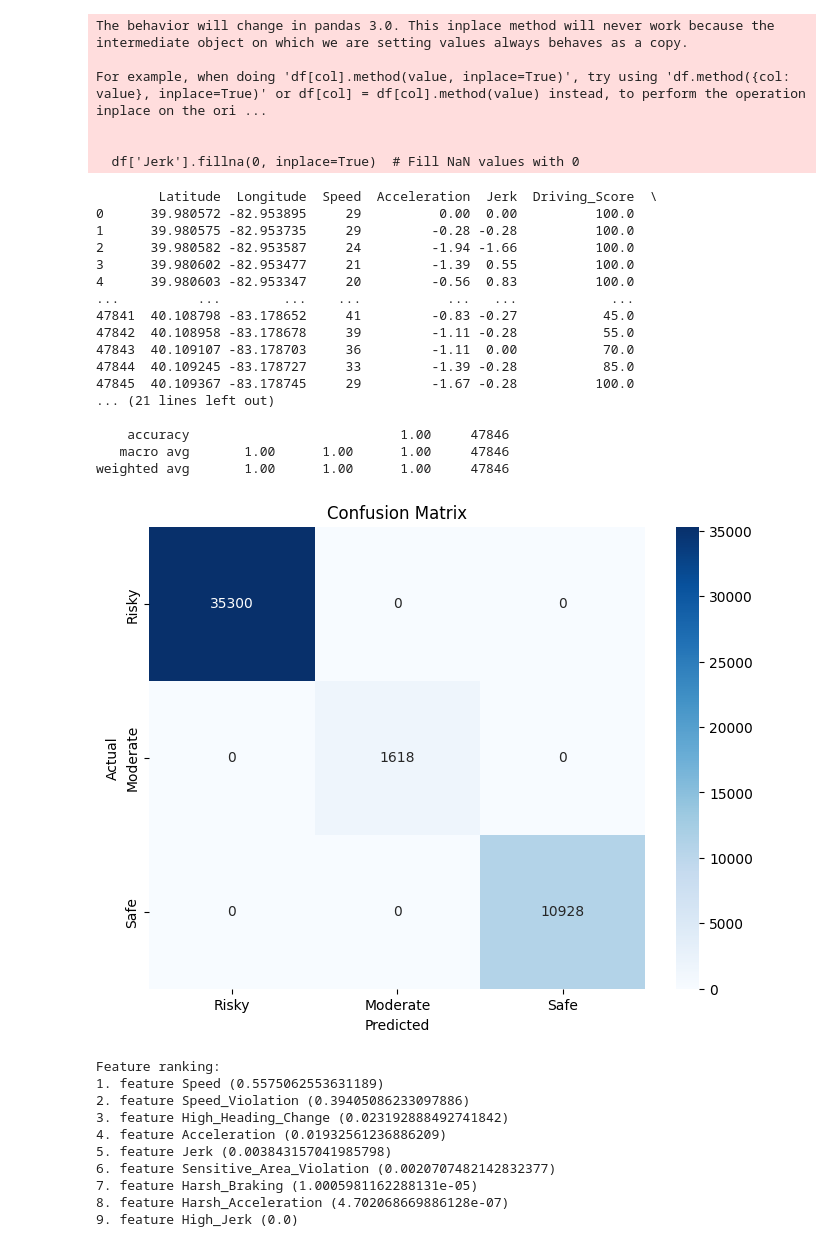
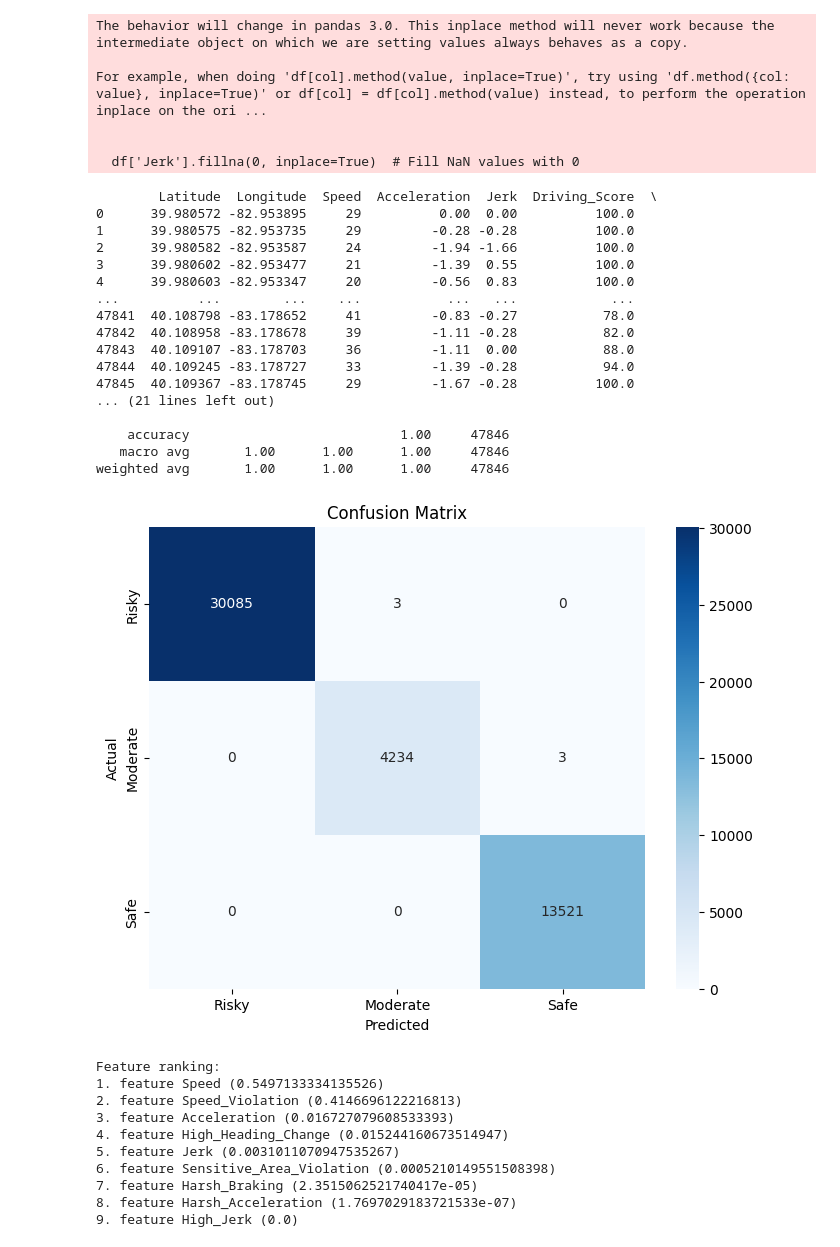
Before and after one commit to goswamiAnushka/DriveIQ_main, a Jupyter notebook: DriveIQ/ml_model/notebooks/adminbulk_data_preprocessing.ipynb, the cells around one changed output. Drawn from its saved outputs; the diff is of its cells as text; code cells hidden in the pictures.

```diff
--- a/DriveIQ/ml_model/notebooks/adminbulk_data_preprocessing.ipynb
+++ b/DriveIQ/ml_model/notebooks/adminbulk_data_preprocessing.ipynb
@@ -32,11 +32,11 @@ def analyze_driving_data(df):
     df['Jerk'].fillna(0, inplace=True)  # Fill NaN values with 0
 
     # Calculate penalties based on thresholds
-    df['Speed_Violation'] = np.where(df['Speed'] > speed_limit, (df['Speed'] - speed_limit) * 5, 0)
-    df['Harsh_Acceleration'] = np.where(df['Acceleration'] > harsh_acceleration_threshold, (df['Acceleration'] - harsh_acceleration_threshold) * 5, 0)
+    df['Speed_Violation'] = np.where(df['Speed'] > speed_limit, (df['Speed'] - speed_limit) * 2, 0)
+    df['Harsh_Acceleration'] = np.where(df['Acceleration'] > harsh_acceleration_threshold, (df['Acceleration'] - harsh_acceleration_threshold) * 2, 0)
     df['Harsh_Braking'] = np.where(df['Acceleration'] < harsh_braking_threshold, (harsh_braking_threshold - df['Acceleration']) * 2, 0)
-    df['High_Jerk'] = np.where(abs(df['Jerk']) > jerk_threshold, abs(df['Jerk'] - jerk_threshold) * 5, 0)
-    df['High_Heading_Change'] = np.where(abs(df['HeadingChange']) > heading_change_threshold, abs(df['HeadingChange'] - heading_change_threshold) * 5, 0)
+    df['High_Jerk'] = np.where(abs(df['Jerk']) > jerk_threshold, abs(df['Jerk'] - jerk_threshold) * 2, 0)
+    df['High_Heading_Change'] = np.where(abs(df['HeadingChange']) > heading_change_threshold, abs(df['HeadingChange'] - heading_change_threshold) * 2, 0)
 
     # Deduct points for violations
     df['Driving_Score'] -= df['Speed_Violation'] + df['Harsh_Acceleration'] + df['Harsh_Braking'] + df['High_Jerk'] + df['High_Heading_Change']
@@ -51,7 +51,7 @@ def analyze_driving_data(df):
             if distance <= 300 and row['Speed'] > (speed_limit * 1000 / 3600):  # Speed limit in m/s
                 df.at[index, 'Sensitive_Area_Violation'] = 1
                 break  # No need to check further if one violation is found
-    df['Driving_Score'] -= df['Sensitive_Area_Violation'] * 10  # Deduct points for violations near sensitive areas
+    df['Driving_Score'] -= df['Sensitive_Area_Violation'] *5  # Deduct points for violations near sensitive areas
 
     # Categorize driving behavior
     def categorize_driving(score):
@@ -145,45 +145,45 @@ print("Feature ranking:")
 for f in range(X.shape[1]):
     print(f"{f + 1}. feature {features[indices[f]]} ({importances[indices[f]]})")
 
 # Plot the feature importances of the model
 plt.figure(figsize=(10, 6))
 plt.title("Feature importances")
 plt.bar(range(X.shape[1]), importances[indices], align="center")
 plt.xticks(range(X.shape[1]), np.array(features)[indices], rotation=90)
 plt.xlim([-1, X.shape[1]])
 plt.show()
 # %% [output]
 The behavior will change in pandas 3.0. This inplace method will never work because the intermediate object on which we are setting values always behaves as a copy.
 
 For example, when doing 'df[col].method(value, inplace=True)', try using 'df.method({col: value}, inplace=True)' or df[col] = df[col].method(value) instead, to perform the operation inplace on the ori ...
 
 
   df['Jerk'].fillna(0, inplace=True)  # Fill NaN values with 0
         Latitude  Longitude  Speed  Acceleration  Jerk  Driving_Score  \
 0      39.980572 -82.953895     29          0.00  0.00          100.0
 1      39.980575 -82.953735     29         -0.28 -0.28          100.0
 2      39.980582 -82.953587     24         -1.94 -1.66          100.0
 3      39.980602 -82.953477     21         -1.39  0.55          100.0
 4      39.980603 -82.953347     20         -0.56  0.83          100.0
 ...          ...        ...    ...           ...   ...            ...
-47841  40.108798 -83.178652     41         -0.83 -0.27           45.0
-47842  40.108958 -83.178678     39         -1.11 -0.28           55.0
-47843  40.109107 -83.178703     36         -1.11  0.00           70.0
-47844  40.109245 -83.178727     33         -1.39 -0.28           85.0
+47841  40.108798 -83.178652     41         -0.83 -0.27           78.0
+47842  40.108958 -83.178678     39         -1.11 -0.28           82.0
+47843  40.109107 -83.178703     36         -1.11  0.00           88.0
+47844  40.109245 -83.178727     33         -1.39 -0.28           94.0
 47845  40.109367 -83.178745     29         -1.67 -0.28          100.0
 ... (21 lines left out)
 
     accuracy                           1.00     47846
    macro avg       1.00      1.00      1.00     47846
 weighted avg       1.00      1.00      1.00     47846
-[figure, old version]
+[figure, new version]
 Feature ranking:
-1. feature Speed (0.5575062553631189)
-2. feature Speed_Violation (0.39405086233097886)
-3. feature High_Heading_Change (0.023192888492741842)
-4. feature Acceleration (0.01932561236886209)
-5. feature Jerk (0.003843157041985798)
-6. feature Sensitive_Area_Violation (0.0020707482142832377)
-7. feature Harsh_Braking (1.0005981162288131e-05)
-8. feature Harsh_Acceleration (4.702068669886128e-07)
+1. feature Speed (0.5497133334135526)
+2. feature Speed_Violation (0.4146696122216813)
+3. feature Acceleration (0.016727079608533393)
+4. feature High_Heading_Change (0.015244160673514947)
+5. feature Jerk (0.0031011070947535267)
+6. feature Sensitive_Area_Violation (0.0005210149551508398)
+7. feature Harsh_Braking (2.3515062521740417e-05)
+8. feature Harsh_Acceleration (1.7697029183721533e-07)
 9. feature High_Jerk (0.0)
```
Also changed, not shown: parts of 1 cell of this notebook, 20 other files.
